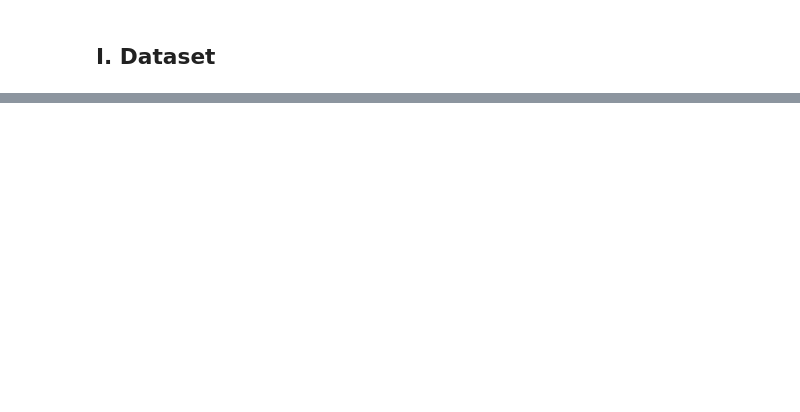
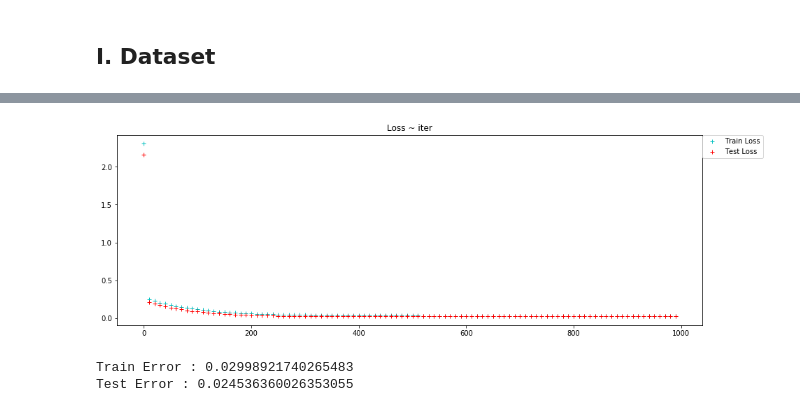
Before and after one commit to thaithai1/ML_from_scratch, a Jupyter notebook: LinearReg_run.ipynb, the cells around one changed output, grey strips where cells are left out. Cells and saved outputs as stored; diff of their text form; code cells hidden in the pictures; blank space fills up the shorter version.

```diff
--- a/LinearReg_run.ipynb
+++ b/LinearReg_run.ipynb
@@ -32,0 +37,8 @@ plt.show()
+# %%
+np.random.seed(1)
+model=LinearReg(X_train, Y_train, X_test, Y_test)
+model.train( iter=1000, lr=0.01, verbose=True)
+# %% [output]
+[figure, added]
+Train Error : 0.02998921740265483
+Test Error : 0.024536360026353055
```
Also changed, not shown: parts of 8 cells of this notebook, 3 other files.
